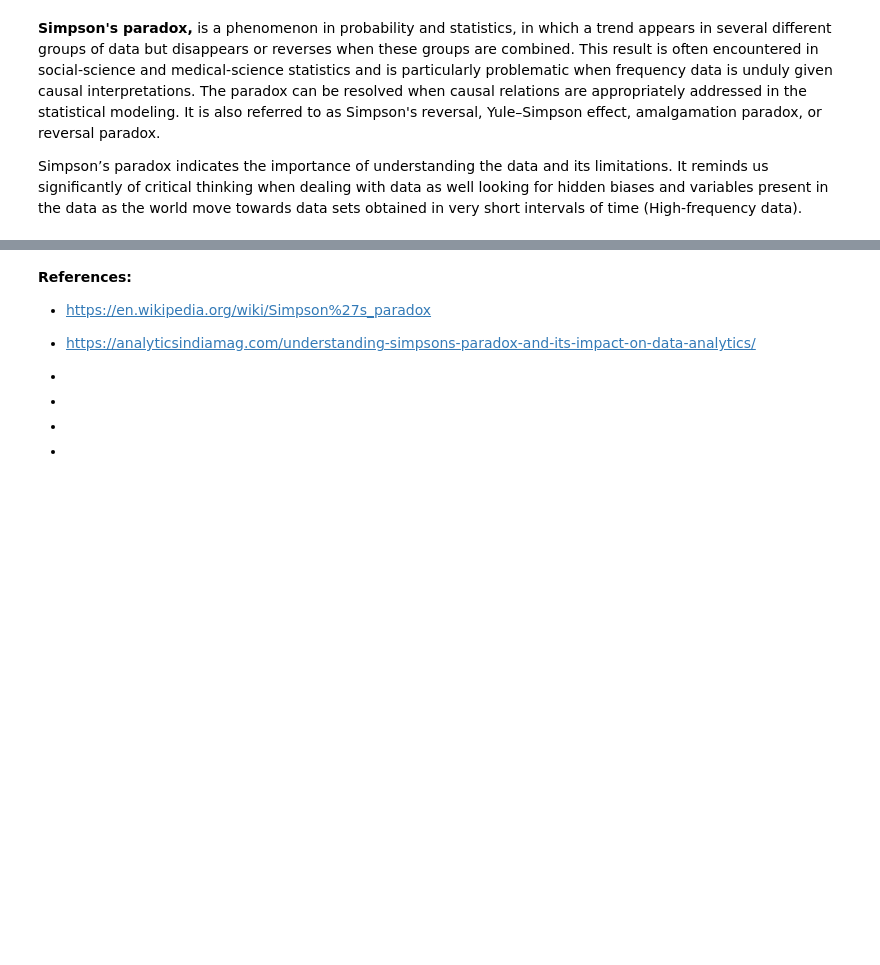
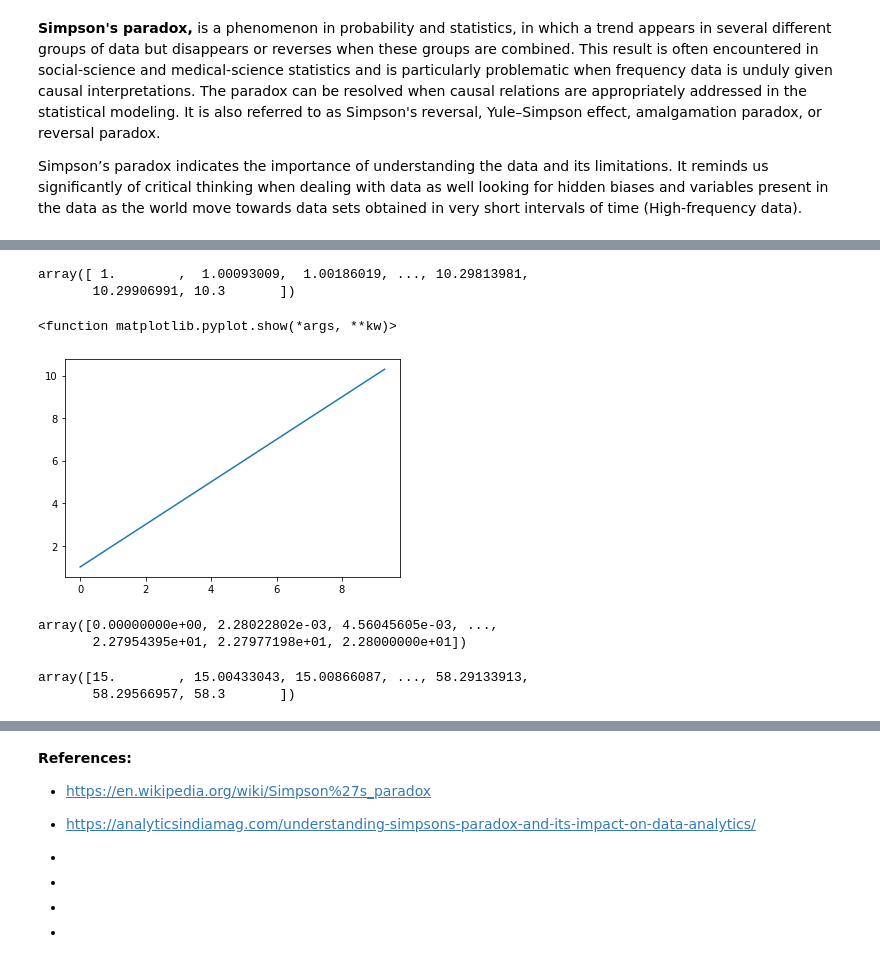
Before and after one commit to radekv23/Tasks-2020, a Jupyter notebook: Tasks.ipynb, the cells around one changed output, grey strips where cells are left out. Saved outputs shown, nothing was run; the diff lists cells and outputs as text; code cells hidden in the pictures; blank space fills up the shorter version.

```diff
--- a/Tasks.ipynb
+++ b/Tasks.ipynb
@@ -349,0 +396,26 @@ plt.show
+# %%
+a4 = np.random.randint(10)
+b4 = np.random.randint(10)
+y4 = y = a4 * x4 + b4
+y4
+# %% [output]
+array([ 1.        ,  1.00093009,  1.00186019, ..., 10.29813981,
+       10.29906991, 10.3       ])
+# %%
+plt.plot(x4, y4)
+plt.show
+# %% [output]
+<function matplotlib.pyplot.show(*args, **kw)>
+[figure, added]
+# %%
+xx = x1 + x2 + x3 + x4
+xx
+# %% [output]
+array([0.00000000e+00, 2.28022802e-03, 4.56045605e-03, ...,
+       2.27954395e+01, 2.27977198e+01, 2.28000000e+01])
+# %%
+yy = y1 + y2 + y3 + y4
+yy
+# %% [output]
+array([15.        , 15.00433043, 15.00866087, ..., 58.29133913,
+       58.29566957, 58.3       ])
```
Also changed, not shown: parts of 24 cells of this notebook.
